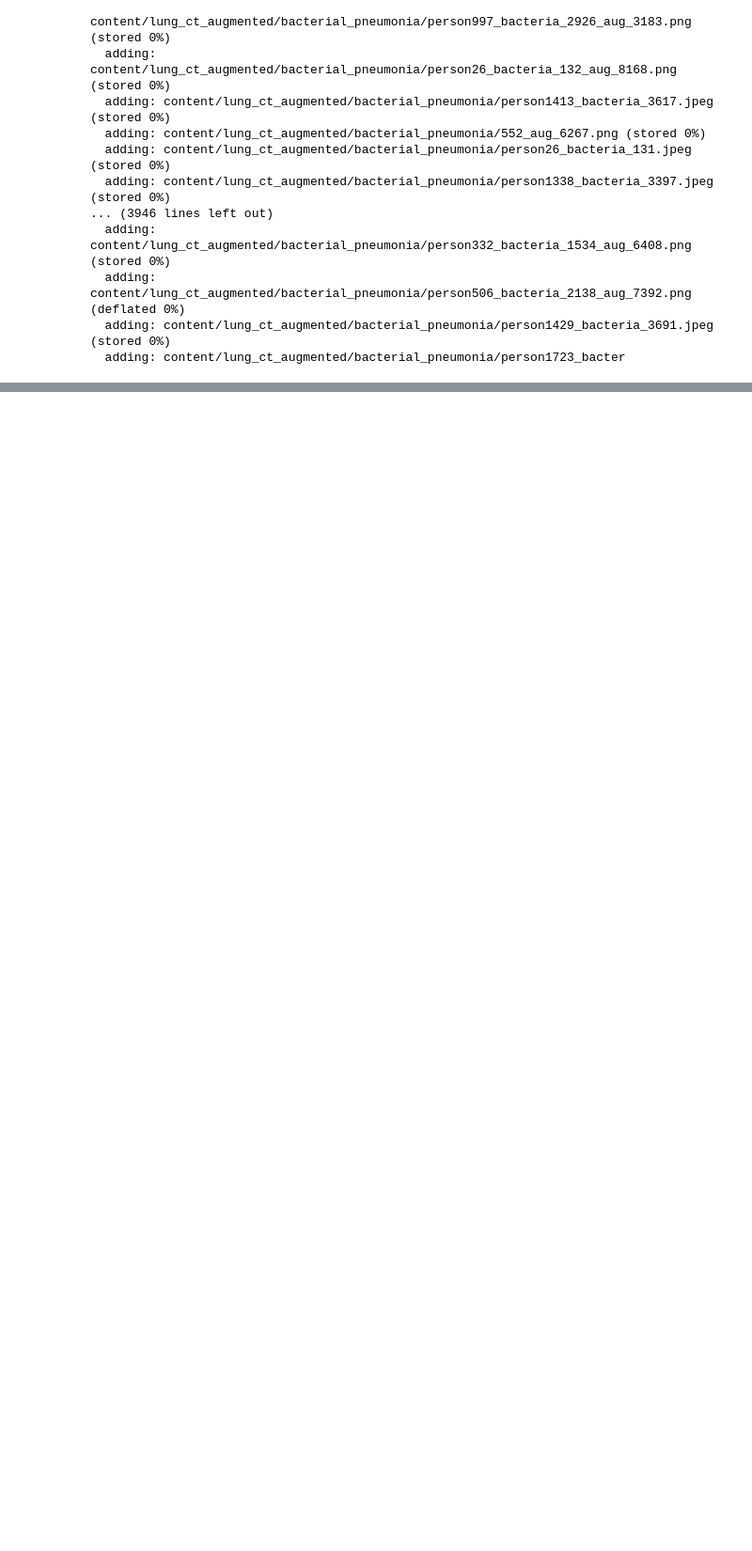
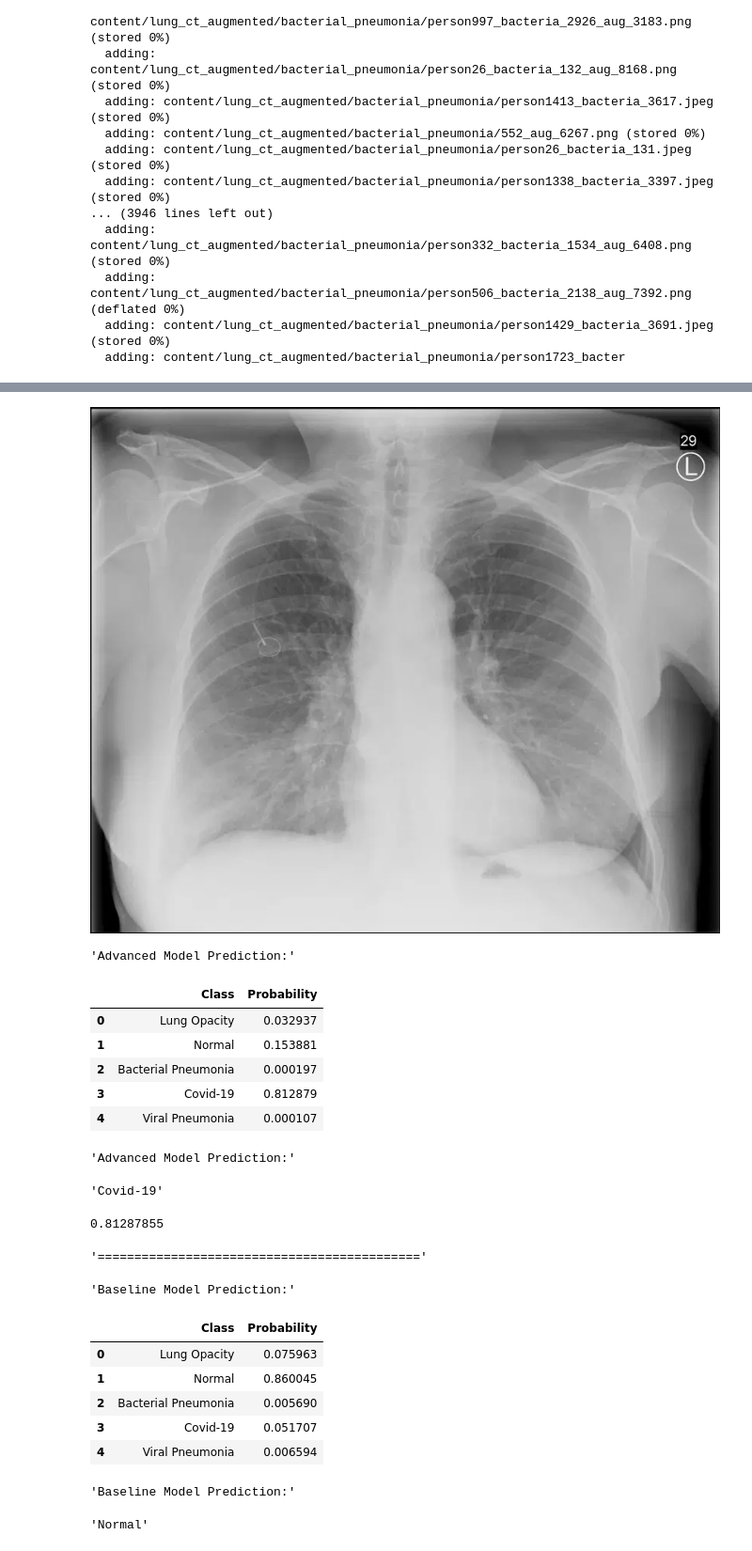
Before and after one commit to NORR3LL/project, a Jupyter notebook: 1517_progress_report.ipynb, the cells around one changed output, grey strips where cells are left out. Shown at 94% size. Saved outputs shown, nothing was run; the diff lists cells and outputs as text; code cells hidden in the pictures; blank space fills up the shorter version.

Commit message:
pipeline and visualizations done

```diff
--- a/1517_progress_report.ipynb
+++ b/1517_progress_report.ipynb
@@ -529,0 +571,72 @@ The similary accuracy can be achieved by using the pretrained model indicates th
+# %%
+#select images from inference folder
+
+root_dir = 'Streamlit\\outputs\\Inference\\covid.jpg'  # Replace with the path to your root directory
+
+device = torch.device("cuda" if torch.cuda.is_available() else "cpu")
+
+advanced_model=Model(num_classes=5).to(device)
+advanced_model_path='Streamlit\\outputs\\ckpts\\resnet_2024-11-24_00-44-58.pth'
+advanced_model.load_state_dict(torch.load(advanced_model_path, map_location=device))
+advanced_model.eval()
+
+base_model=Baseline(num_classes=5).to(device)
+base_model_path='Streamlit\\outputs\\ckpts\\baseline_2024-11-24_00-44-58.pth'
+base_model.load_state_dict(torch.load(base_model_path,map_location=device))
+base_model.eval()
+
+img=Image.open(root_dir)
+
+transform=transforms.Compose([
+    transforms.Resize((256,256)),
+    transforms.Grayscale(num_output_channels=3),
+    transforms.ToTensor(),
+    transforms.Normalize(mean=[0.485, 0.456, 0.406], std=[0.229, 0.224, 0.225])
+])
+
+#display image
+display(img)
+
+img=transform(img).unsqueeze(0).to(device)
+
+class_labels=['Lung Opacity', 'Normal', 'Bacterial Pneumonia', 'Covid-19', 'Viral Pneumonia']
+
+with torch.no_grad():
+    advanced_output=advanced_model(img)
+    base_output=base_model(img)
+
+advanced_pred=torch.argmax(advanced_output).item()
+advanced_prob=torch.softmax(advanced_output, dim=1).cpu().numpy().squeeze()
+advanced_df=pd.DataFrame({'Class': class_labels, 'Probability': advanced_prob})
+base_pred=torch.argmax(base_output).item()
+base_prob=torch.softmax(base_output, dim=1).cpu().numpy().squeeze()
+base_df=pd.DataFrame({'Class': class_labels, 'Probability': base_prob})
+
+display('Advanced Model Prediction:', advanced_df)
+display('Advanced Model Prediction:', class_labels[advanced_pred], advanced_prob[advanced_pred])
+display('============================================')
+
+display('Baseline Model Prediction:', base_df)
+display('Baseline Model Prediction:', class_labels[base_pred], base_prob[base_pred])
+# %% [output]
+[figure, added]
+'Advanced Model Prediction:'
+|  | Class | Probability |
+| 0 | Lung Opacity | 0.032937 |
+| 1 | Normal | 0.153881 |
+| 2 | Bacterial Pneumonia | 0.000197 |
+| 3 | Covid-19 | 0.812879 |
+| 4 | Viral Pneumonia | 0.000107 |
+'Advanced Model Prediction:'
+'Covid-19'
+0.81287855
+'============================================'
+'Baseline Model Prediction:'
+|  | Class | Probability |
+| 0 | Lung Opacity | 0.075963 |
+| 1 | Normal | 0.860045 |
+| 2 | Bacterial Pneumonia | 0.005690 |
+| 3 | Covid-19 | 0.051707 |
+| 4 | Viral Pneumonia | 0.006594 |
+'Baseline Model Prediction:'
+'Normal'
```
Also changed, not shown: parts of 10 cells of this notebook, 2 other files.
